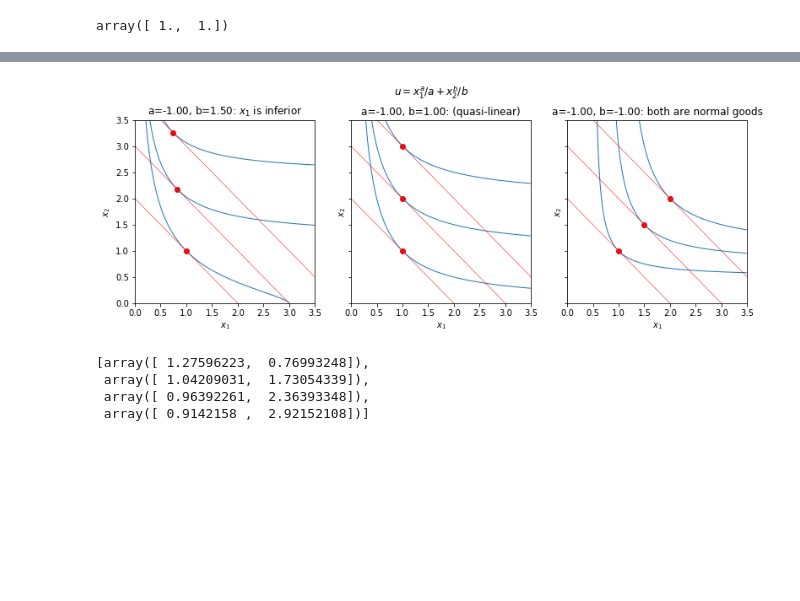
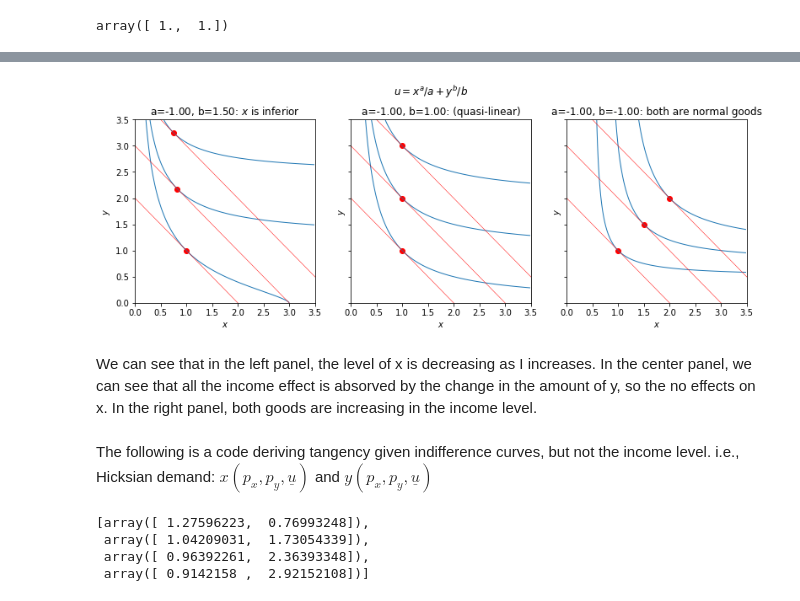
Before and after one commit to yyuta0001/Plotting_Intro_Micro_Econ, a Jupyter notebook: Normal and Inferior Goods.ipynb, the cells around one changed output, grey strips where cells are left out. Saved outputs shown, nothing was run; the diff lists cells and outputs as text; code cells hidden in the pictures; blank space fills up the shorter version.

```diff
--- a/Normal and Inferior Goods.ipynb
+++ b/Normal and Inferior Goods.ipynb
@@ -48,49 +86,53 @@ array([ 1.,  1.])
 # %%
 a = -1
 slp = 1
-bs = [1.5, 1, -1]
+bs = [1.5, 1, -1] # Different b's are defined to iterate through them in the following for-loop.
 
 
 fig, axes = plt.subplots(1,3,figsize=(13, 4),
                          sharex= True, #sharing x axis properties such as xlim, xticks
                          sharey= True) #sharing y axis
 
-ttls = [r'$x_1$ is inferior', '(quasi-linear)', 'both are normal goods']
+ttls = [r'$x$ is inferior', '(quasi-linear)', 'both are normal goods']
 
-plt.suptitle(r'$u=x_1^a/a + x_2^b/b$', va = 'baseline')
+plt.suptitle(r'$u=x^a/a + y^b/b$', va = 'baseline')
 for b, ax, ttl in zip(bs, axes, ttls):
     plt.sca(ax)
     plt.xlim(0,3.5)
     plt.ylim(0,3.5)
     V3 = utl3(X1, X2, -1, b)
 
     x_lev1 = [] #This will be used to adjust contour levels
     x_lev2 = [] #This will be used to adjust contour levels
     for IoverPy in [2,3,4]:
         # Calculate the tangent point
         x_tan = fsolve(FOC_max, np.array([float(1),float(1)] ))
         plt.scatter(x_tan[0],x_tan[1], color = 'red')
         # Draw the budget line around the tangent point
         tempx = np.arange(x_tan[0]-3, x_tan[0] + 3, 0.01)
         tempy = -slp*tempx + x_tan[1] + x_tan[0]*slp
         plt.plot(tempx, tempy, linestyle = 'solid', linewidth = 0.5,color = 'r')
         # Save tangent points to use them later
         x_lev1.append(x_tan[0])
         x_lev2.append(x_tan[1])
 
     # Until now, x_lev1 is just a list, which looks like a vector or a matrix but cannot be used like as a vector in Matlab.
     # We need to make it to array, to use it like as a vector in Matlab
     x_lev1 = np.array(x_lev1)
     x_lev2 = np.array(x_lev2)
     plt.contour(X1, X2, V3, levels = utl3(x_lev1, x_lev2, -1, b), linewidths = 1, colors = 'C0', linestyles='solid')
     #plt.scatter(x_lev1,x_lev2, color = 'red')
     plt.title(r'a={:02.2f}'.format(a) + r', b={:02.2f}: '.format(b) + ttl)
-    plt.xlabel('$x_1$')
-    plt.ylabel('$x_2$')
+    plt.xlabel('$x$')
+    plt.ylabel('$y$')
 
 fig.savefig('inferior_and_normal_goods.png')
 # %% [output]
-[figure, old version]
+[figure, new version]
+# %% [markdown]
+We can see that in the left panel, the level of x is decreasing as I increases. In the center panel, we can see that all the income effect is absorved by the change in the amount of y, so the no effects on x. In the right panel, both goods are increasing in the income level.
+# %% [markdown]
+The following is a code deriving tangency given indifference curves, but not the income level. i.e., Hicksian demand: $x(p_x,p_y,\underline{u})$ and $y(p_x,p_y,\underline{u})$
 # %%
 def FOC_min(x):
     val = np.empty((2))
```
Also changed, not shown: parts of 6 cells of this notebook.
